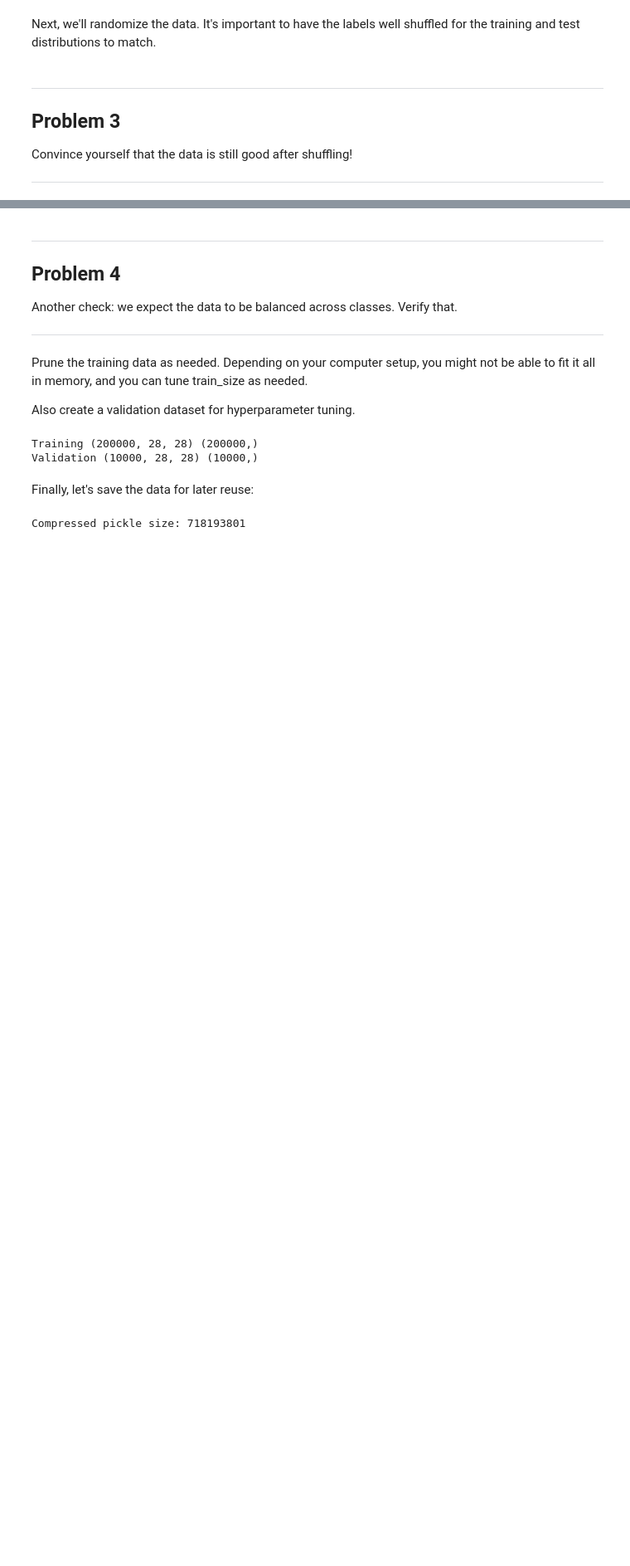
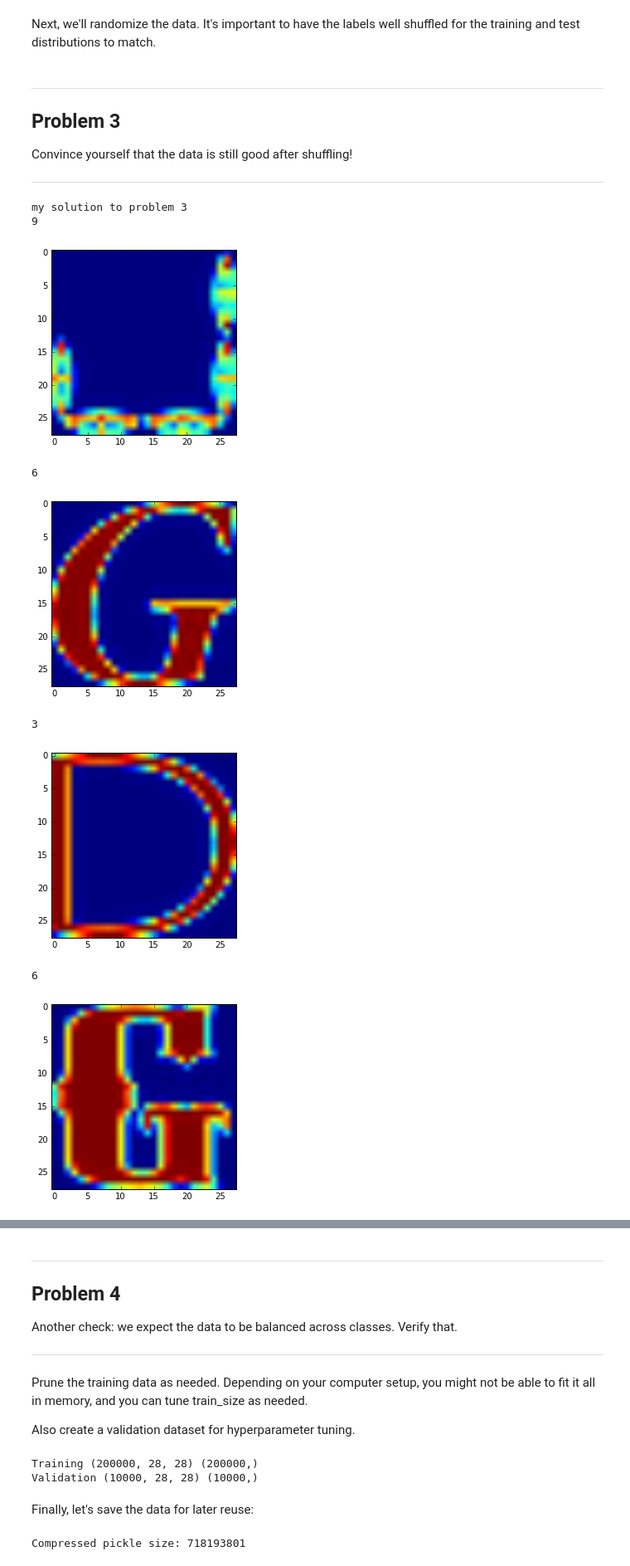
Before and after one commit to hfoffani/tensorflow-dl, a Jupyter notebook: 1_notmnist.ipynb, the cells around one changed output, grey strips where cells are left out. Shown: that part at 83% size. Cells and saved outputs as stored; diff of their text form; code cells hidden in the pictures; blank space fills up the shorter version.

Commit message:
problem 3.

```diff
--- a/1_notmnist.ipynb
+++ b/1_notmnist.ipynb
@@ -226,3 +226,21 @@ Problem 3
 Convince yourself that the data is still good after shuffling!
 
 ---
+# %%
+print('my solution to problem 3')
+# shuffle should display other letters.
+for i in [ 3040, 123409, 494990, 66666, 234543 ]:
+    print(train_labels[i])
+    d1 = train_dataset[i]
+    plt.imshow(d1)
+    plt.show()
+# %% [output]
+my solution to problem 3
+9
+[figure, added]
+6
+[figure, added]
+3
+[figure, added]
+6
+[figure, added]
```
Also changed, not shown: parts of 1 cell of this notebook.
